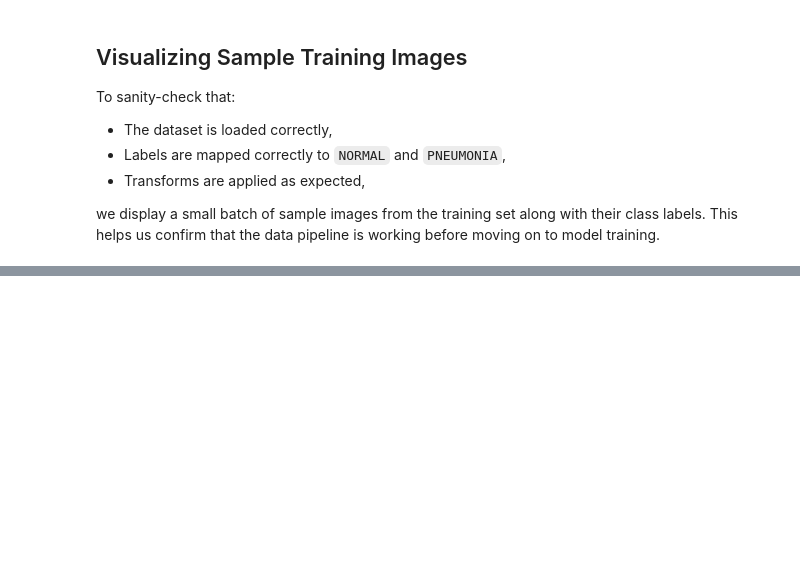
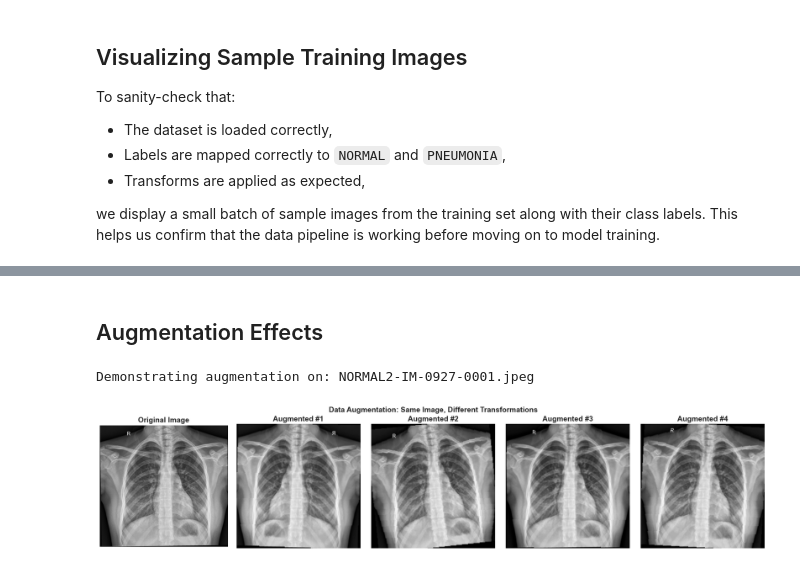
Before and after one commit to JennicaANK/CNN-Pneumonia-detector, a Jupyter notebook: data_preprocessing.ipynb, the cells around one changed output, grey strips where cells are left out. Drawn from its saved outputs; the diff is of its cells as text; code cells hidden in the pictures; blank space fills up the shorter version.

```diff
--- a/data_preprocessing.ipynb
+++ b/data_preprocessing.ipynb
@@ -26,0 +32,8 @@ import matplotlib.pyplot as plt
+# %%
+sns.set_style("whitegrid")
+plt.rcParams['figure.figsize'] = (12, 8)
+plt.rcParams['font.size'] = 12
+plt.rcParams['axes.titlesize'] = 14
+plt.rcParams['axes.titleweight'] = 'bold'
+
+print("Visualization style configured")
@@ -118,0 +286,5 @@ plt.show()
+# %%
+print("Defining image transformations...")
+
+# Constants
+IMAGE_SIZE = 224  # Standard size for many CNN architectures
@@ -118,0 +358,53 @@ plt.show()
+# %% [markdown]
+## Augmentation Effects
+# %%
+def show_augmentation_demo(image_path):
+    """Show how augmentation transforms an image."""
+
+    if not os.path.exists(image_path):
+        print(f"Image not found: {image_path}")
+        return
+
+    # Load original image
+    original_img = Image.open(image_path).convert('RGB')
+
+    # Create figure
+    fig, axes = plt.subplots(1, 5, figsize=(18, 4))
+
+    # Show original
+    axes[0].imshow(original_img, cmap='gray')
+    axes[0].set_title('Original Image')
+    axes[0].axis('off')
+
+    # Show 4 different augmentations of the same image
+    for i in range(4):
+        # Apply augmented transform
+        augmented_img = augmented_transform(original_img)
+
+        # Convert tensor back to display format
+        img_display = augmented_img.numpy().transpose((1, 2, 0))
+        img_display = img_display * 0.5 + 0.5  # Unnormalize
+        img_display = np.clip(img_display, 0, 1)
+
+        # Display
+        axes[i+1].imshow(img_display[:, :, 0], cmap='gray')
+        axes[i+1].set_title(f'Augmented #{i+1}')
+        axes[i+1].axis('off')
+
+    plt.suptitle('Data Augmentation: Same Image, Different Transformations',
+                fontsize=14, fontweight='bold')
+    plt.tight_layout()
+    plt.show()
+
+# Try to find an example image
+example_image = None
+normal_images = list((train_dir / "NORMAL").glob("*.jpeg"))
+if normal_images:
+    example_image = str(normal_images[0])
+    print(f"Demonstrating augmentation on: {normal_images[0].name}")
+    show_augmentation_demo(example_image)
+else:
+    print("No example image found for augmentation demo")
+# %% [output]
+Demonstrating augmentation on: NORMAL2-IM-0927-0001.jpeg
+[figure, added]
```
Also changed, not shown: parts of 30 cells of this notebook, 1 other file.
